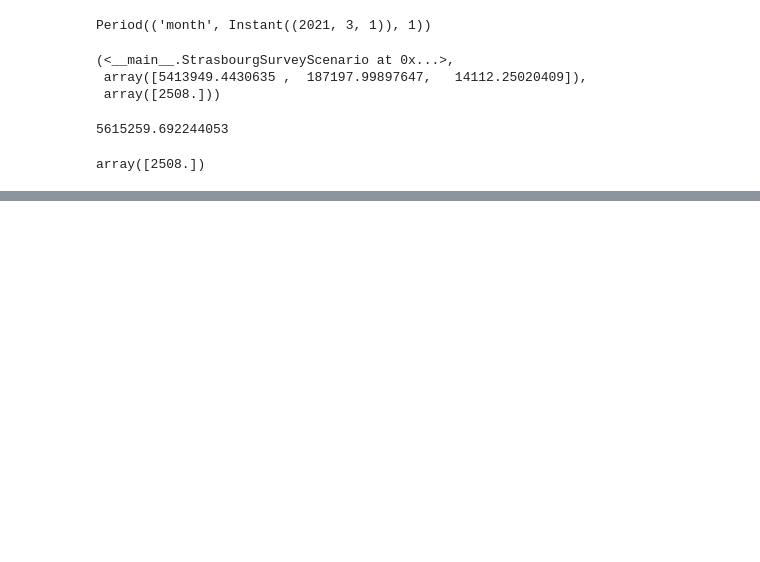
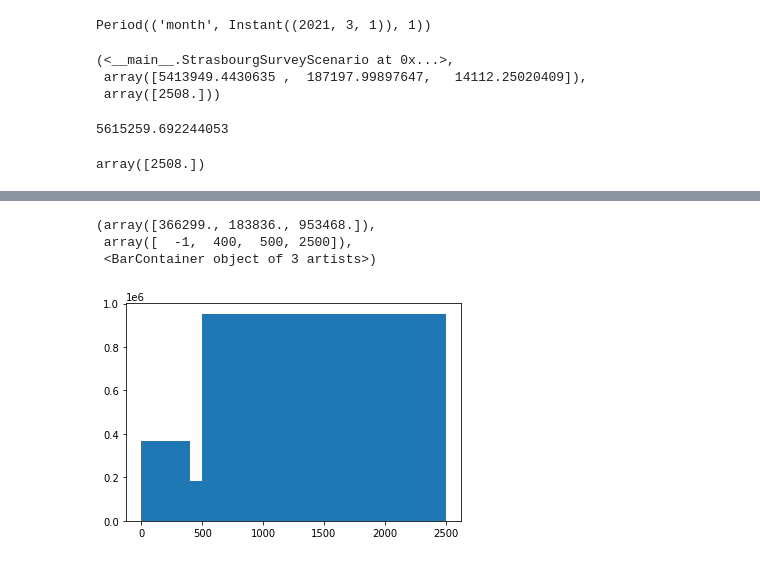
Before and after one commit to guillett/experimentation-strasbourg, a Jupyter notebook: Analyse des données brutes.ipynb, the cells around one changed output, grey strips where cells are left out. Saved outputs shown, nothing was run; the diff lists cells and outputs as text; code cells hidden in the pictures; blank space fills up the shorter version.

```diff
--- a/Analyse des données brutes.ipynb
+++ b/Analyse des données brutes.ipynb
@@ -1066,2 +1913,9 @@ plt.hist(df.CapQF, bins=p.thresholds + [xmax], density=True, cumulative=True, we
+# %%
+plt.hist(df.CapQF, bins=[-1, 400, 500, xmax], weights=df.Nombre)
+# %% [output]
+(array([366299., 183836., 953468.]),
+ array([  -1,  400,  500, 2500]),
+ <BarContainer object of 3 artists>)
+[figure, added]
 # %%
 res = plt.hist(df.CapQF, bins=p.thresholds + [xmax], weights=df.Nombre, cumulative=True)
```
Also changed, not shown: parts of 124 cells of this notebook, 9 other files.
